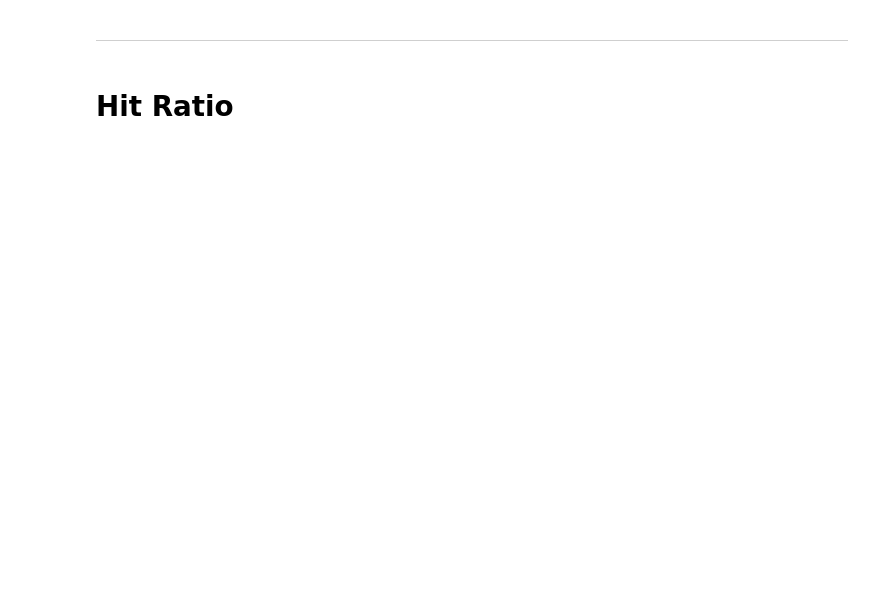
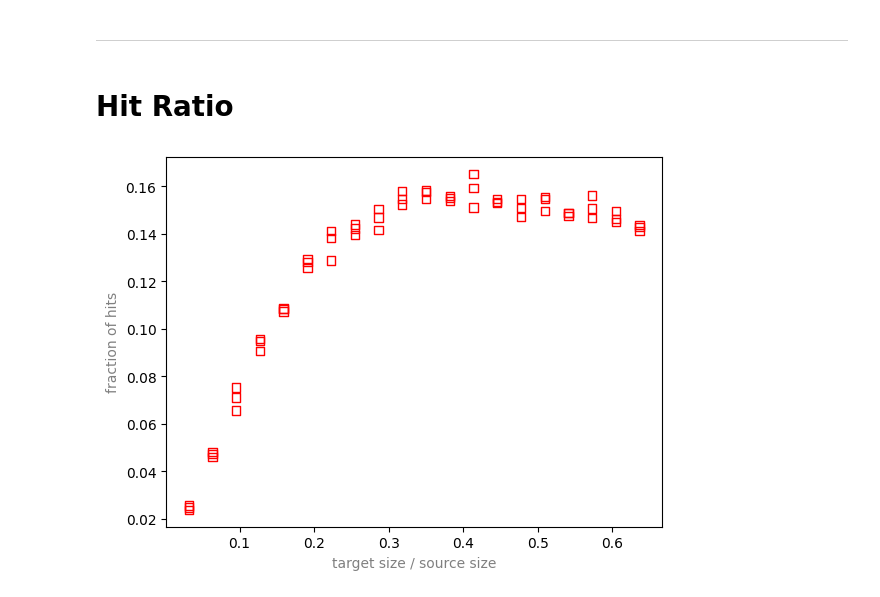
Before and after one commit to ssteinberg/solar_optical_concentrator, a Jupyter notebook: design_finite.ipynb, the cells around one changed output. Cells and saved outputs as stored; diff of their text form; code cells hidden in the pictures; blank space fills up the shorter version.

```diff
--- a/design_finite.ipynb
+++ b/design_finite.ipynb
@@ -95,3 +95,11 @@ plt.show()
 ---
 # %% [markdown]
 # Hit Ratio
+# %%
+hit_data = np.loadtxt('data_finite/hitratio.csv', delimiter = ',')
+plt.scatter(hit_data[:,0], hit_data[:,1], marker = 's', facecolors = 'none', edgecolors = 'r')
+plt.xlabel("target size / source size", color = 'grey')
+plt.ylabel("fraction of hits", color = 'grey')
+plt.show()
+# %% [output]
+[figure, added]
```
Also changed, not shown: parts of 4 cells of this notebook, 1 other file.
